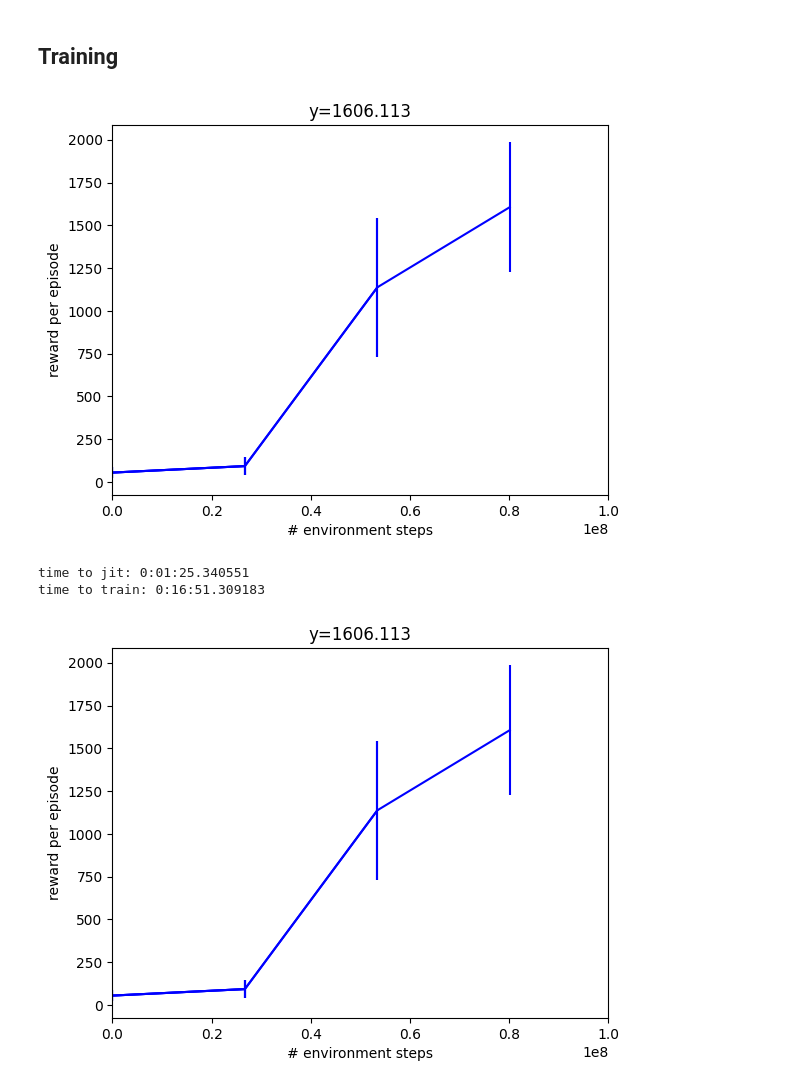
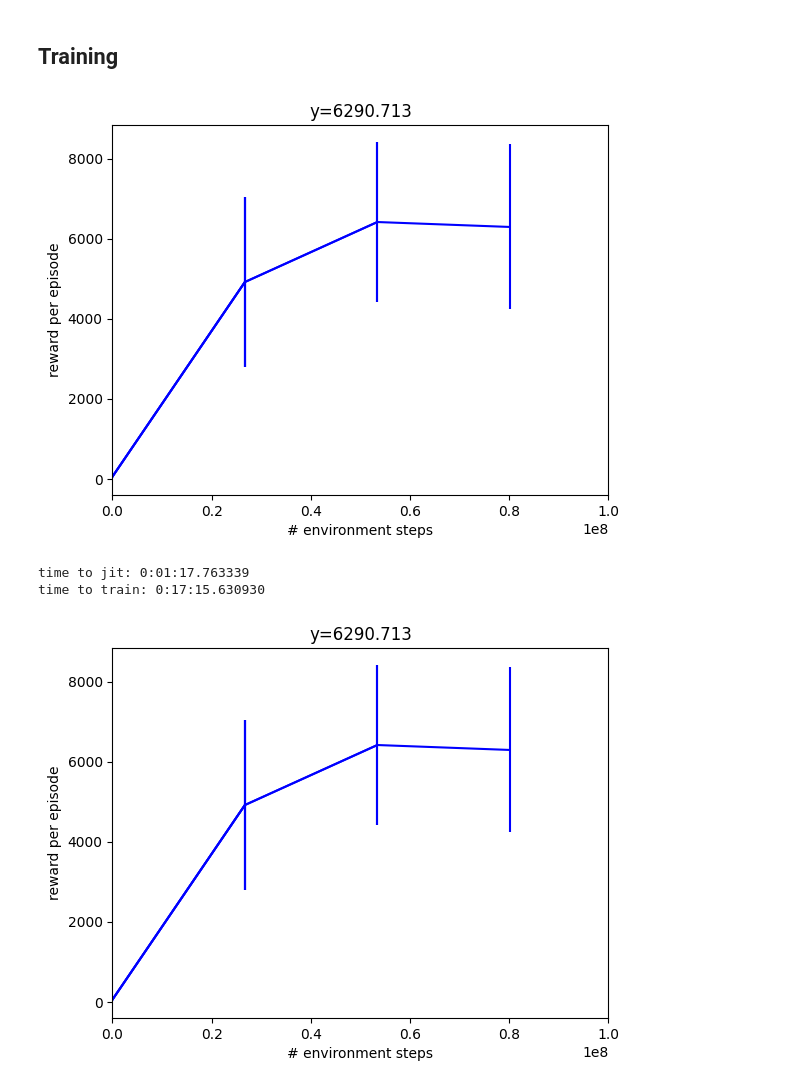
Before and after one commit to nunezal/berryBot, a Jupyter notebook: copy_of_berrybot.ipynb, the cells around one changed output. Drawn from its saved outputs; the diff is of its cells as text; code cells hidden in the pictures.

Commit message:
lowered learning rate

```diff
--- a/copy_of_berrybot.ipynb
+++ b/copy_of_berrybot.ipynb
@@ -406,12 +392,12 @@ class CustomBerryPickingEnv(pick.PandaPickCube):
         self._mj_model = mujoco.MjModel.from_xml_path(xml_path)
         self._mjx_model = mjx.put_model(self.mj_model)
 
-        # --- **NEW: Get actuator IDs for gripper control** ---
+        # --- Get actuator IDs for gripper control ---
         self.gripper_actuator_ids = jp.array([
-            self.mj_model.actuator('actuator8').id, # Example actuator names - **VERIFY THESE NAMES** from your XML!
+            self.mj_model.actuator('actuator8').id,
         ])
 
-        self._robot_arm_qposadr = self.mj_model.joint("joint1").qposadr[0] # Assuming panda_joint1 is the start of arm joints, adjust if needed. Panda arm has 7 joints.
+        self._robot_arm_qposadr = self.mj_model.joint("joint1").qposadr[0] # Assuming joint1 is the start of arm joints, adjust if needed. Panda arm has 7 joints.
         self._robot_arm_qpos_num = 7 # Number of joints in Panda arm
 
         # --- Store initial qpos and qvel ---
@@ -429,8 +415,22 @@ class CustomBerryPickingEnv(pick.PandaPickCube):
             0.0    # Joint 7 initial angle - roughly 45 degrees
         ])
 
-        # --- **NEW: Replace the arm joint part of _init_qpos with your desired values** ---
+        # --- Replace the arm joint part of _init_qpos with your desired values** ---
         self._init_qpos = self._init_qpos.at[self._robot_arm_qposadr:self._robot_arm_qposadr + self._robot_arm_qpos_num].set(desired_arm_qpos)
+
+
+        # --- Set initial gripper position to open (using finger_joint1 index)** ---
+        finger_joint1_qpos_index = self.mj_model.joint('finger_joint1').qposadr[0]
+        open_gripper_qpos_value = 0.08  # Based on ctrlrange="0 0.04" in XML
+        self._init_qpos = self._init_qpos.at[finger_joint1_qpos_index].set(open_gripper_qpos_value)
+
+
+        # --- Update mj_model.qpos0 after modifying _init_qpos ---
+        self.mj_model.qpos0 = np.array(self._init_qpos) # Update the underlying mj_model
+
+        # --- Load mj_model and mjx_model AFTER modifying qpos0 ---
+        self._mj_model = mujoco.MjModel.from_xml_path(xml_path) # Reload to apply qpos0 changes
+        self._mjx_model = mjx.put_model(self.mj_model)
 
         # --- Get body and geom IDs ---
         self.berry_body_id = self.mj_model.body("berry").id
@@ -713,7 +713,7 @@ ppo_params = {
     'discounting': 0.97,
     'entropy_cost': 0.02,
     'episode_length': 500,
-    'learning_rate': 0.002,
+    'learning_rate': 0.0015,
     'network_factory': {
         'policy_hidden_layer_sizes': (32, 32, 32, 32),
         'policy_obs_key': 'state',
@@ -750,37 +750,37 @@ def progress(num_steps, metrics):
   plt.errorbar(x_data, y_data, yerr=y_dataerr, color="blue")
 
   display(plt.gcf())
 
 ppo_training_params = dict(ppo_params)
 network_factory = ppo_networks.make_ppo_networks
 if "network_factory" in ppo_training_params:
 
   network_factory = functools.partial(
       ppo_networks.make_ppo_networks,
       **ppo_training_params["network_factory"]
   )
 
   del ppo_training_params["network_factory"]
 
 train_fn = functools.partial(
     ppo.train, **dict(ppo_training_params),
     network_factory=network_factory,
     progress_fn=progress,
     seed=1
 )
 
 
 make_inference_fn, params, metrics = train_fn(
     environment=env,
     wrap_env_fn=wrapper.wrap_for_brax_training,
 )
 print(f"time to jit: {times[1] - times[0]}")
 print(f"time to train: {times[-1] - times[1]}")
 # %% [output]
-[figure, old version]
+[figure, new version]
-time to jit: 0:01:25.340551
-time to train: 0:16:51.309183
+time to jit: 0:01:17.763339
+time to train: 0:17:15.630930
-[figure, old version]
+[figure, new version]
 # %%
 jit_reset = jax.jit(env.reset)
 jit_step = jax.jit(env.step)
```
Also changed, not shown: parts of 4 cells of this notebook.
